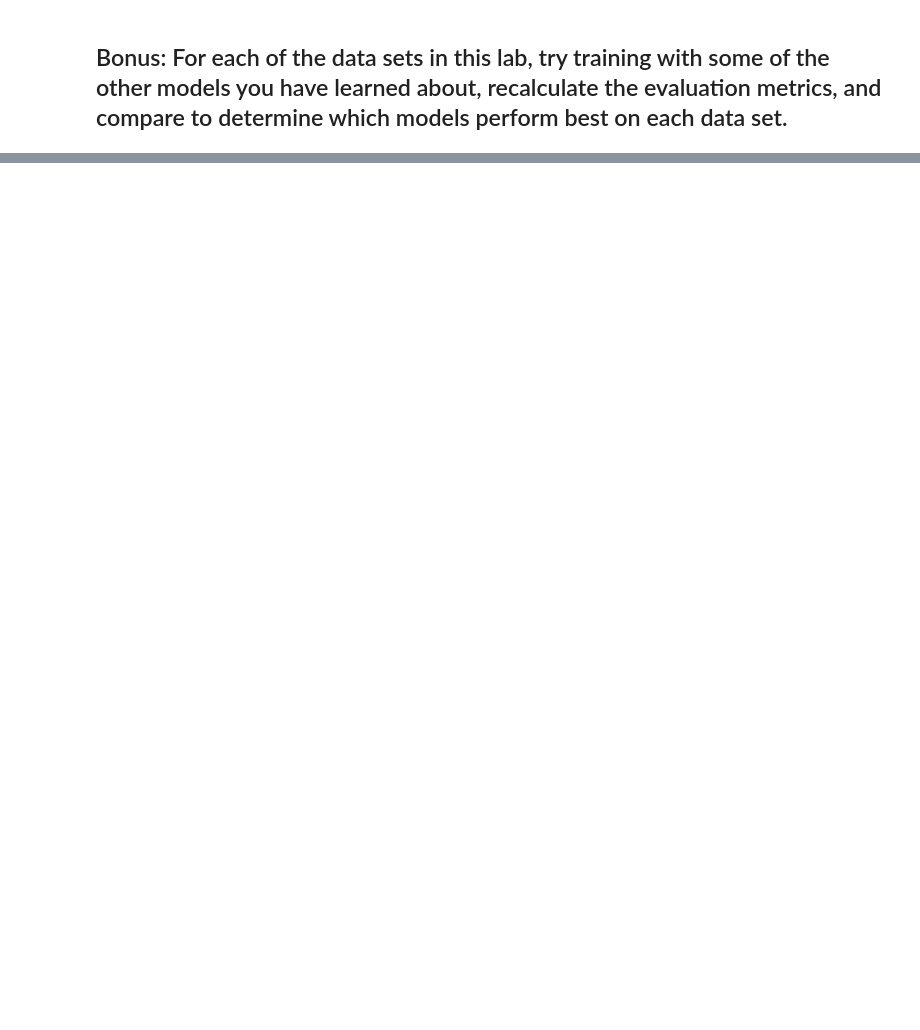
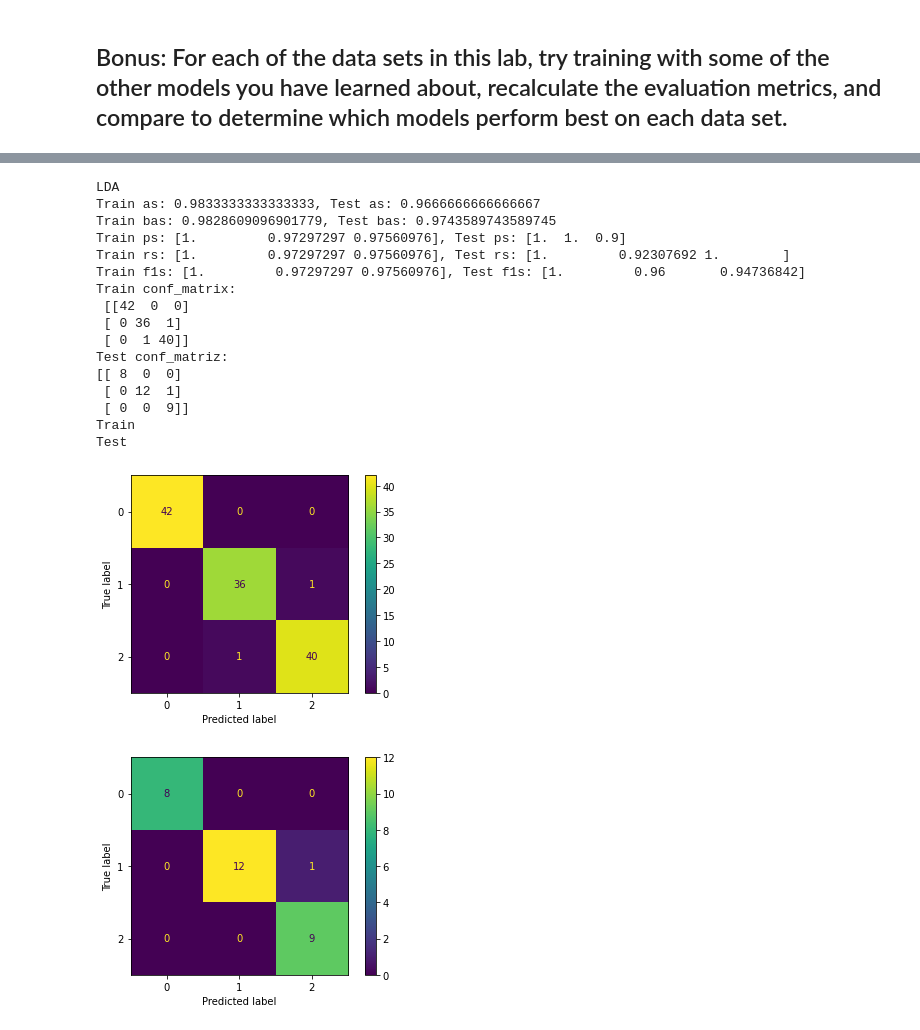
Before and after one commit to ta-data-mexpt/lab-supervised-model-evaluation, a Jupyter notebook: your-code/main.ipynb, the cells around one changed output, grey strips where cells are left out. Saved outputs shown, nothing was run; the diff lists cells and outputs as text; code cells hidden in the pictures; blank space fills up the shorter version.

```diff
--- a/your-code/main.ipynb
+++ b/your-code/main.ipynb
@@ -186,0 +244,35 @@ plot_confusion_matrix(logreg,X_test_iris,y_test_iris);
+# %%
+lda=LinearDiscriminantAnalysis()
+lda.fit(X_train_iris,y_train_iris)
+y_pred_iris_lda=lda.predict(X_train_iris)
+y_test_pred_iris_lda=lda.predict(X_test_iris)
+print('LDA')
+print(f'Train as: {accuracy_score(y_train_iris,y_pred_iris_lda)}, Test as: {accuracy_score(y_test_iris,y_test_pred_iris_lda)}')
+print(f'Train bas: {balanced_accuracy_score(y_train_iris,y_pred_iris_lda)}, Test bas: {balanced_accuracy_score(y_test_iris,y_test_pred_iris_lda)}')
+print(f'Train ps: {precision_score(y_train_iris,y_pred_iris_lda,average=None)}, Test ps: {precision_score(y_test_iris,y_test_pred_iris_lda,average=None)}')
+print(f'Train rs: {recall_score(y_train_iris,y_pred_iris_lda,average=None)}, Test rs: {recall_score(y_test_iris,y_test_pred_iris_lda,average=None)}')
+print(f'Train f1s: {f1_score(y_train_iris,y_pred_iris_lda,average=None)}, Test f1s: {f1_score(y_test_iris,y_test_pred_iris_lda,average=None)}')
+print(f'Train conf_matrix:\n {confusion_matrix(y_train_iris,y_pred_iris_lda)}\nTest conf_matriz: \n{confusion_matrix(y_test_iris,y_test_pred_iris_lda)}')
+print('Train')
+plot_confusion_matrix(lda,X_train_iris,y_train_iris);
+print('Test')
+plot_confusion_matrix(lda,X_test_iris,y_test_iris);
+# %% [output]
+LDA
+Train as: 0.9833333333333333, Test as: 0.9666666666666667
+Train bas: 0.9828609096901779, Test bas: 0.9743589743589745
+Train ps: [1.         0.97297297 0.97560976], Test ps: [1.  1.  0.9]
+Train rs: [1.         0.97297297 0.97560976], Test rs: [1.         0.92307692 1.        ]
+Train f1s: [1.         0.97297297 0.97560976], Test f1s: [1.         0.96       0.94736842]
+Train conf_matrix:
+ [[42  0  0]
+ [ 0 36  1]
+ [ 0  1 40]]
+Test conf_matriz:
+[[ 8  0  0]
+ [ 0 12  1]
+ [ 0  0  9]]
+Train
+Test
+[figure, added]
+[figure, added]
```
Also changed, not shown: parts of 28 cells of this notebook.
